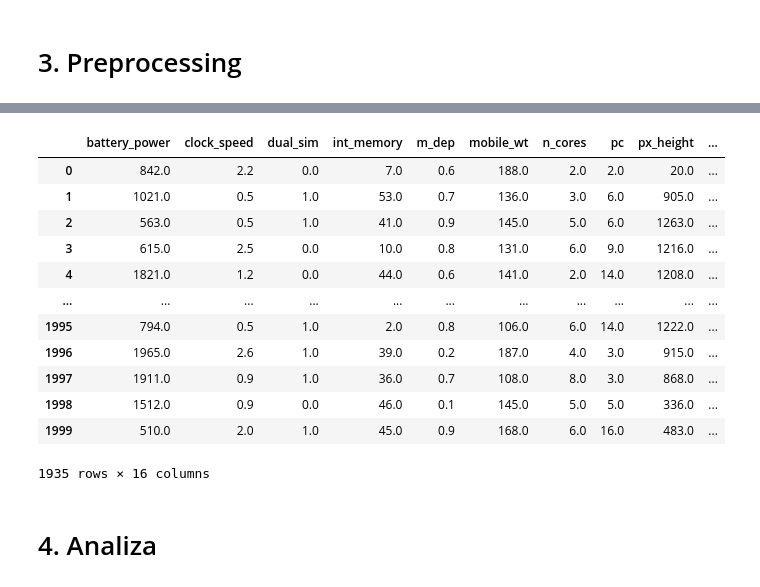
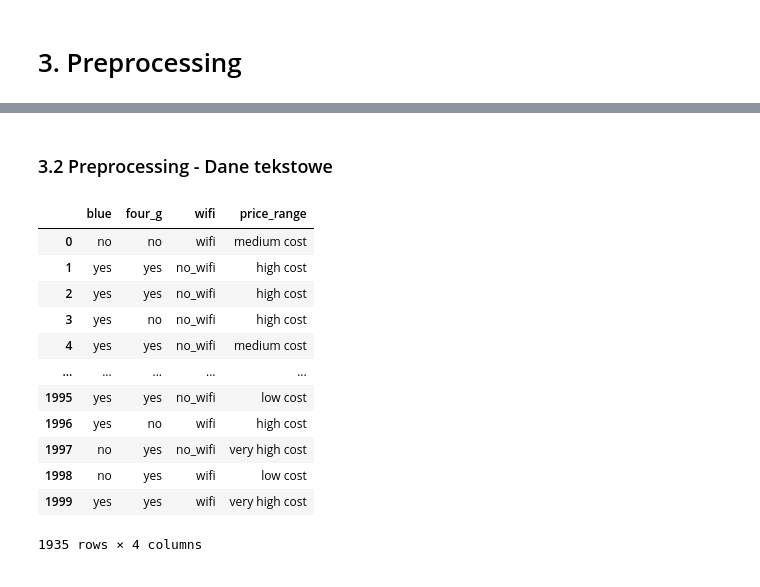
Before and after one commit to xDDreki/projekt_ML, a Jupyter notebook: sieci.ipynb, the cells around one changed output, grey strips where cells are left out. Cells and saved outputs as stored; diff of their text form; code cells hidden in the pictures.

```diff
--- a/sieci.ipynb
+++ b/sieci.ipynb
@@ -112,19 +108,18 @@ df_numeric_transformed = imputer_numeric.transform(df_numeric)
-# %%
-df_numeric = pd.DataFrame(df_numeric_transformed, columns = imputer_numeric.get_feature_names_out())
-df_numeric
-# %% [output]
-|  | battery_power | clock_speed | dual_sim | int_memory | m_dep | mobile_wt | n_cores | pc | px_height | ... |
-| 0 | 842.0 | 2.2 | 0.0 | 7.0 | 0.6 | 188.0 | 2.0 | 2.0 | 20.0 | ... |
-| 1 | 1021.0 | 0.5 | 1.0 | 53.0 | 0.7 | 136.0 | 3.0 | 6.0 | 905.0 | ... |
-| 2 | 563.0 | 0.5 | 1.0 | 41.0 | 0.9 | 145.0 | 5.0 | 6.0 | 1263.0 | ... |
-| 3 | 615.0 | 2.5 | 0.0 | 10.0 | 0.8 | 131.0 | 6.0 | 9.0 | 1216.0 | ... |
-| 4 | 1821.0 | 1.2 | 0.0 | 44.0 | 0.6 | 141.0 | 2.0 | 14.0 | 1208.0 | ... |
-| ... | ... | ... | ... | ... | ... | ... | ... | ... | ... | ... |
-| 1995 | 794.0 | 0.5 | 1.0 | 2.0 | 0.8 | 106.0 | 6.0 | 14.0 | 1222.0 | ... |
-| 1996 | 1965.0 | 2.6 | 1.0 | 39.0 | 0.2 | 187.0 | 4.0 | 3.0 | 915.0 | ... |
-| 1997 | 1911.0 | 0.9 | 1.0 | 36.0 | 0.7 | 108.0 | 8.0 | 3.0 | 868.0 | ... |
-| 1998 | 1512.0 | 0.9 | 0.0 | 46.0 | 0.1 | 145.0 | 5.0 | 5.0 | 336.0 | ... |
-| 1999 | 510.0 | 2.0 | 1.0 | 45.0 | 0.9 | 168.0 | 6.0 | 16.0 | 483.0 | ... |
-1935 rows × 16 columns
-# %% [markdown]
-# 4. Analiza
+# %% [markdown]
+### 3.2 Preprocessing - Dane tekstowe
+# %%
+df_categorical_imputed
+# %% [output]
+|  | blue | four_g | wifi | price_range |
+| 0 | no | no | wifi | medium cost |
+| 1 | yes | yes | no_wifi | high cost |
+| 2 | yes | yes | no_wifi | high cost |
+| 3 | yes | no | no_wifi | high cost |
+| 4 | yes | yes | no_wifi | medium cost |
+| ... | ... | ... | ... | ... |
+| 1995 | yes | yes | no_wifi | low cost |
+| 1996 | yes | no | wifi | high cost |
+| 1997 | no | yes | no_wifi | very high cost |
+| 1998 | no | yes | wifi | low cost |
+| 1999 | yes | yes | wifi | very high cost |
+1935 rows × 4 columns
```
Also changed, not shown: parts of 34 cells of this notebook, 1 other file.
